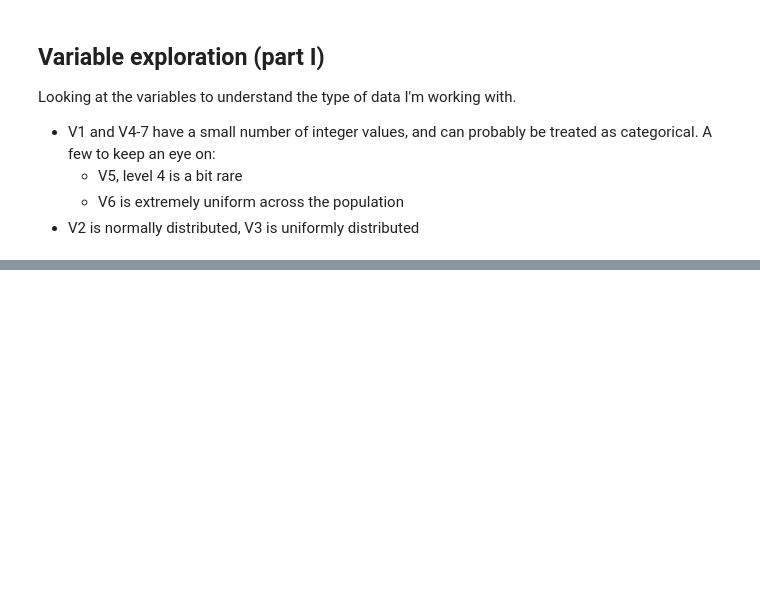
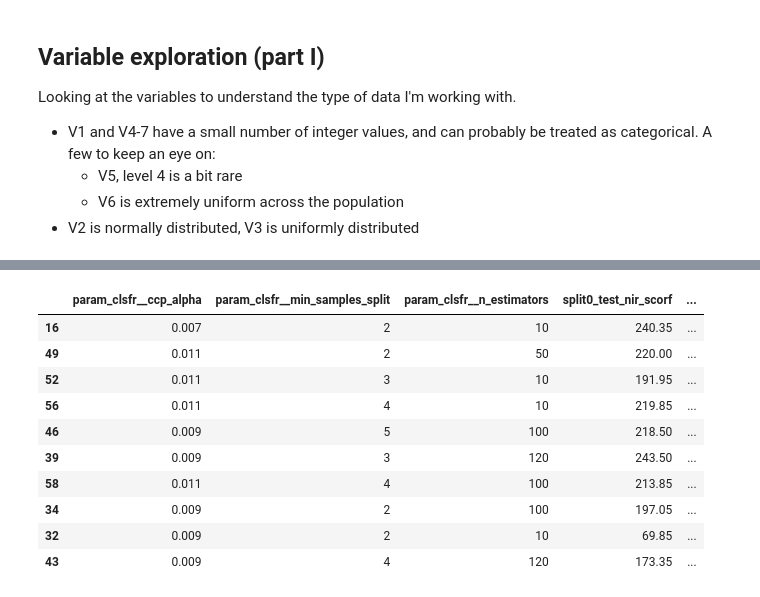
Before and after one commit to dsduncan/udsn_sbux, a Jupyter notebook: promotion_recommendation.ipynb, the cells around one changed output, grey strips where cells are left out. Drawn from its saved outputs; the diff is of its cells as text; code cells hidden in the pictures; blank space fills up the shorter version.

```diff
--- a/promotion_recommendation.ipynb
+++ b/promotion_recommendation.ipynb
@@ -72,0 +90,5 @@ train_data.loc[:, ['V2', 'V3']].describe()
+# %%
+iir = (p_buy/p_all) - (c_buy/c_all)
+print(f"IRR: {iir}")
+nir = (p_buy * 10) - (p_all * 0.15) - (c_buy * 10)
+print(f"NIR: {nir}")
@@ -72,0 +111,8 @@ train_data.loc[:, ['V2', 'V3']].describe()
+# %%
+Xt = train_data.loc[train_data.Promotion == 'Yes'].drop(['Promotion', 'purchase'], axis=1)
+yt = train_data.loc[train_data.Promotion == 'Yes'].purchase
+Xc = train_data.loc[train_data.Promotion == 'No'].drop(['Promotion', 'purchase'], axis=1)
+yc = train_data.loc[train_data.Promotion == 'No'].purchase
+
+X_train, X_test, y_train, y_test = train_test_split(
+    Xt, yt, test_size = 0.2, random_state=49300, stratify=yt)
@@ -72,0 +149,22 @@ train_data.loc[:, ['V2', 'V3']].describe()
+# %%
+params = {
+    'clsfr__ccp_alpha': [0.005, 0.007, 0.009, 0.011],
+    'clsfr__n_estimators': [10, 50, 100, 120],
+    'clsfr__min_samples_split': [2, 3, 4, 5],
+}
+
+pipeline = Pipeline([
+    ('features', ColumnTransformer([
+        ('cats', OneHotEncoder(categories='auto', drop=None),
+         ['V1', 'V4', 'V5', 'V6', 'V7']),
+        ('cont', Normalizer(), ['V2', 'V3']),
+    ], remainder='drop')),
+    ('clsfr', RandomForestClassifier(class_weight='balanced'))
+])
+
+gscv = GridSearchCV(
+    pipeline, params,
+    scoring={'nir_scorf':nir_scorf, 'iir_scorf':iir_scorf},
+    refit='nir_scorf', cv=5, verbose=2)
+# %%
+pfit = gscv.fit(X_train, y_train)
@@ -72,0 +196,15 @@ train_data.loc[:, ['V2', 'V3']].describe()
+# %%
+no_need = ['mean_fit_time', 'std_fit_time', 'mean_score_time', 'std_score_time', 'params']
+pd.DataFrame(pfit.cv_results_).drop(no_need, axis=1).sort_values('rank_test_nir_scorf').head(10)
+# %% [output]
+|  | param_clsfr__ccp_alpha | param_clsfr__min_samples_split | param_clsfr__n_estimators | split0_test_nir_scorf | ... |
+| 16 | 0.007 | 2 | 10 | 240.35 | ... |
+| 49 | 0.011 | 2 | 50 | 220.00 | ... |
+| 52 | 0.011 | 3 | 10 | 191.95 | ... |
+| 56 | 0.011 | 4 | 10 | 219.85 | ... |
+| 46 | 0.009 | 5 | 100 | 218.50 | ... |
+| 39 | 0.009 | 3 | 120 | 243.50 | ... |
+| 58 | 0.011 | 4 | 100 | 213.85 | ... |
+| 34 | 0.009 | 2 | 100 | 197.05 | ... |
+| 32 | 0.009 | 2 | 10 | 69.85 | ... |
+| 43 | 0.009 | 4 | 120 | 173.35 | ... |
```
Also changed, not shown: parts of 18 cells of this notebook.
